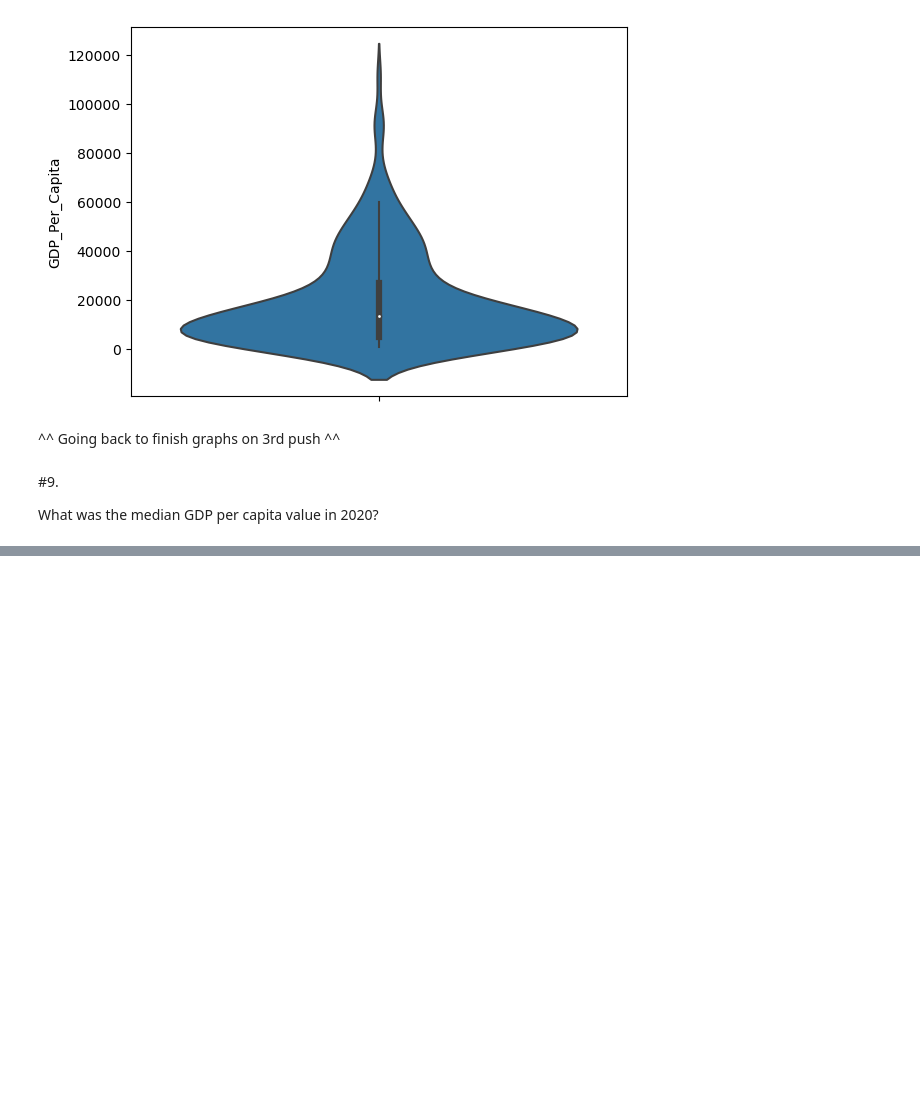
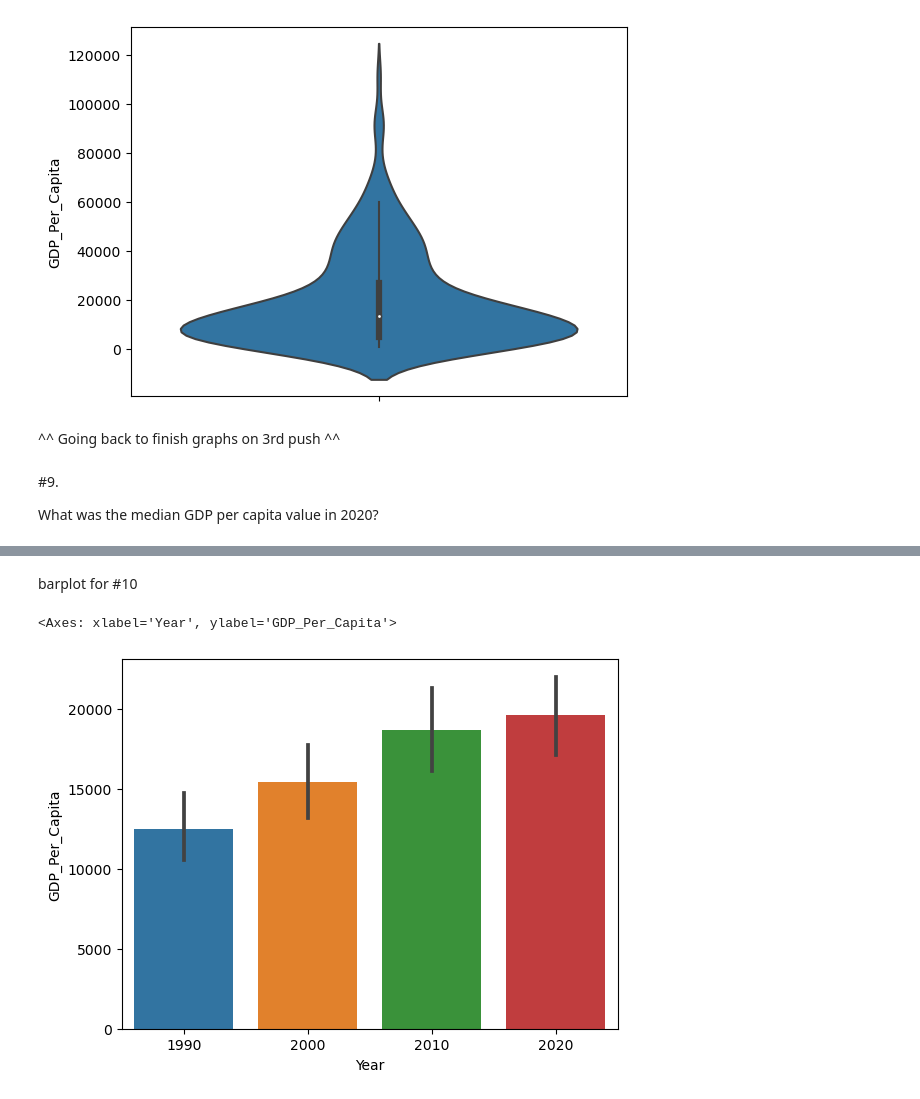
Before and after one commit to NSS-Data-Analytics-Cohort-10/gdp-and-internet-usage-jayebarber, a Jupyter notebook: notebooks/UNproject1.ipynb, the cells around one changed output, grey strips where cells are left out. Drawn from its saved outputs; the diff is of its cells as text; code cells hidden in the pictures; blank space fills up the shorter version.

```diff
--- a/notebooks/UNproject1.ipynb
+++ b/notebooks/UNproject1.ipynb
@@ -53,3 +44,5 @@ gdp_df.head()
+# %%
+gdp_df = gdp_df.drop(columns = ['Value Footnotes'])
 # %%
 gdp_df=gdp_df.rename(columns = {'Country or Area':'Country','Year':'Year', 'Value':'GDP_Per_Capita'})
 gdp_df.head()
@@ -156,0 +160,3 @@ mean is 17206.97921917204
+# %%
+gdp_decades = gdp_df.loc[gdp_df['Year'].isin([1990, 2000, 2010, 2020])]
+gdp_decades
@@ -156,0 +177,7 @@ mean is 17206.97921917204
+# %% [markdown]
+barplot for #10
+# %%
+sns.barplot(data = gdp_decades, x = 'Year', y = 'GDP_Per_Capita')
+# %% [output]
+<Axes: xlabel='Year', ylabel='GDP_Per_Capita'>
+[figure, added]
```
Also changed, not shown: parts of 21 cells of this notebook.
